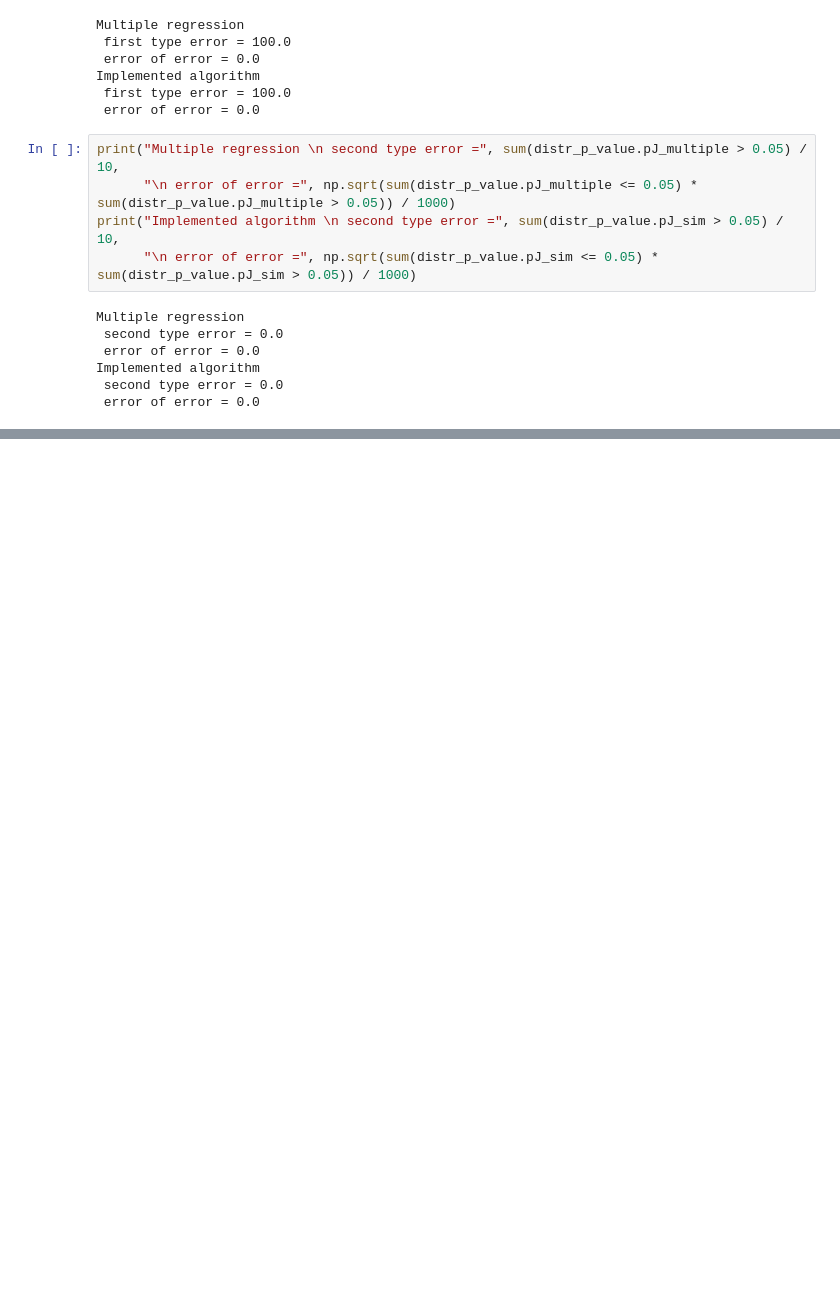
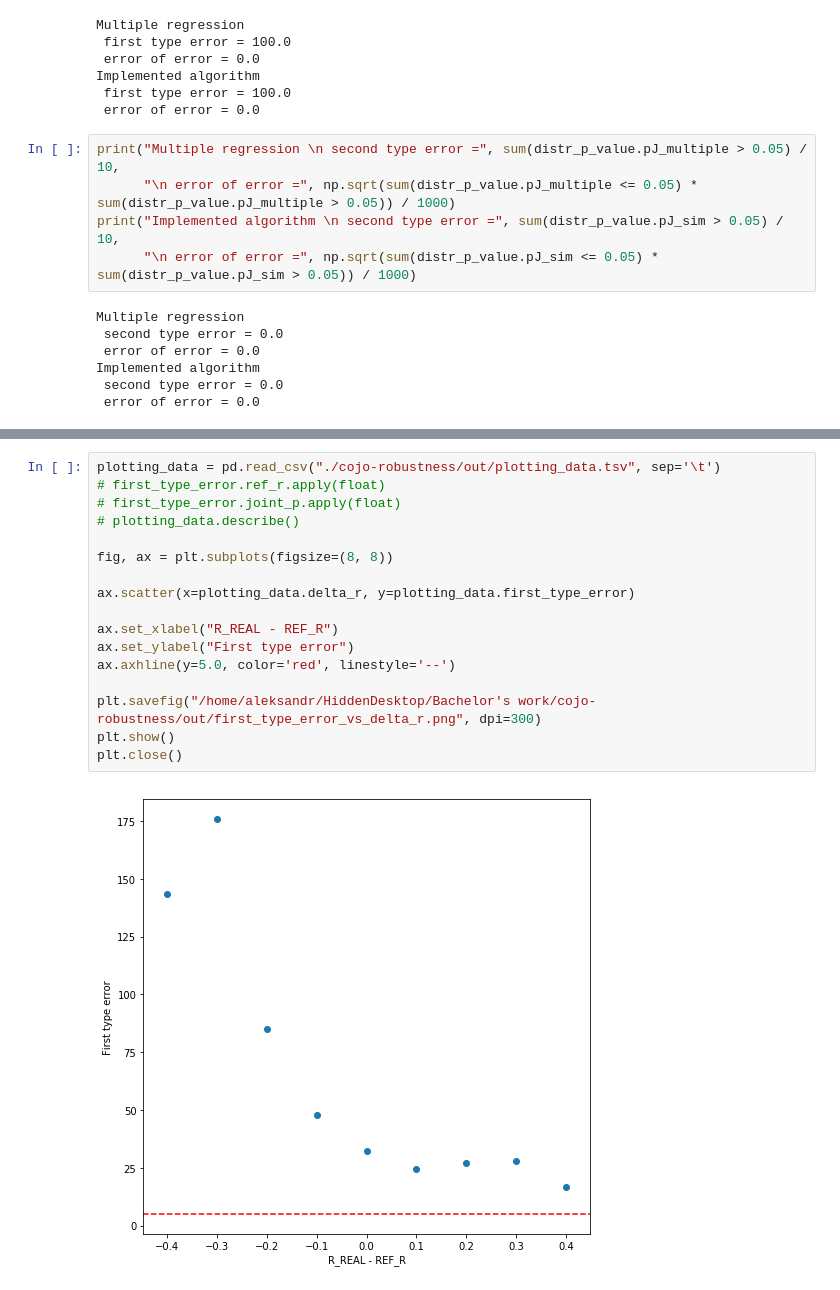
Before and after one commit to SSlavskii/cojo-robustness, a Jupyter notebook: src/results.ipynb, the cells around one changed output, grey strips where cells are left out. Drawn from its saved outputs; the diff is of its cells as text; blank space fills up the shorter version.

Commit message:
calculation of first type error

```diff
--- a/src/results.ipynb
+++ b/src/results.ipynb
@@ -203,0 +216,19 @@ distr_p_value.head()
+# %%
+plotting_data = pd.read_csv("./cojo-robustness/out/plotting_data.tsv", sep='\t')
+# first_type_error.ref_r.apply(float)
+# first_type_error.joint_p.apply(float)
+# plotting_data.describe()
+
+fig, ax = plt.subplots(figsize=(8, 8))
+
+ax.scatter(x=plotting_data.delta_r, y=plotting_data.first_type_error)
+
+ax.set_xlabel("R_REAL - REF_R")
+ax.set_ylabel("First type error")
+ax.axhline(y=5.0, color='red', linestyle='--')
+
+plt.savefig("/home/aleksandr/HiddenDesktop/Bachelor's work/cojo-robustness/out/first_type_error_vs_delta_r.png", dpi=300)
+plt.show()
+plt.close()
+# %% [output]
+[figure, added]
```
Also changed, not shown: parts of 5 cells of this notebook, 17 other files.
